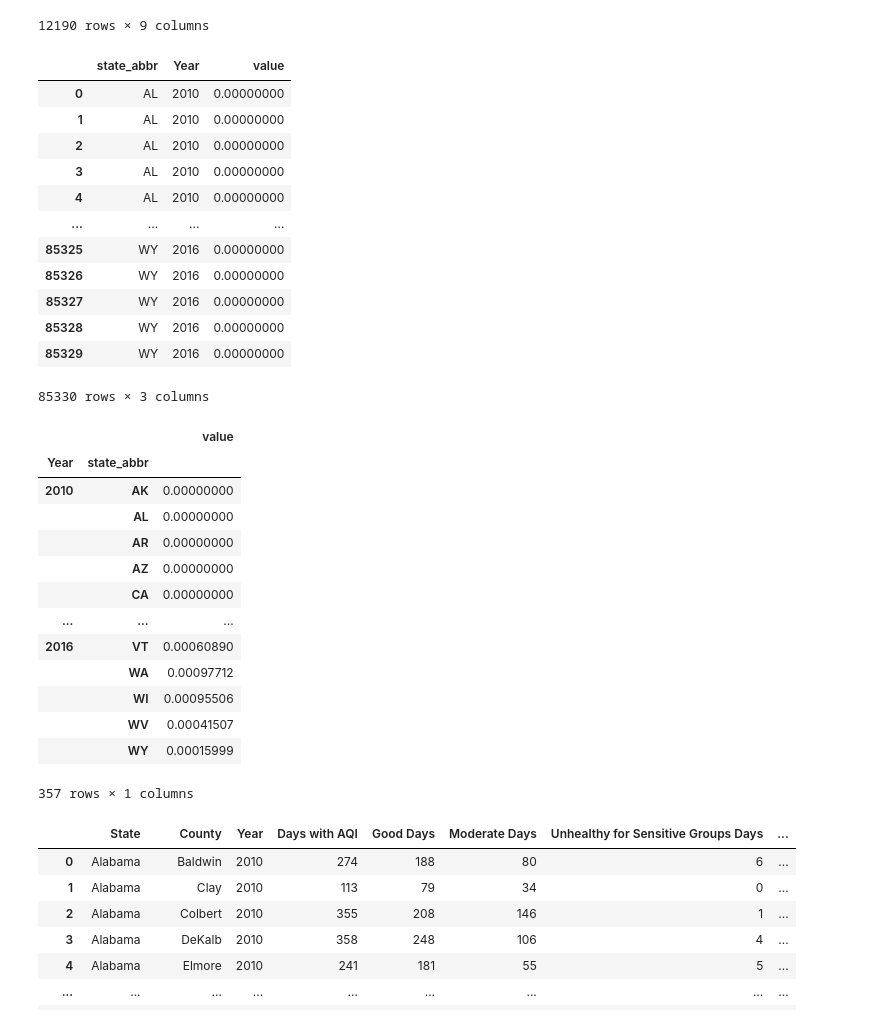
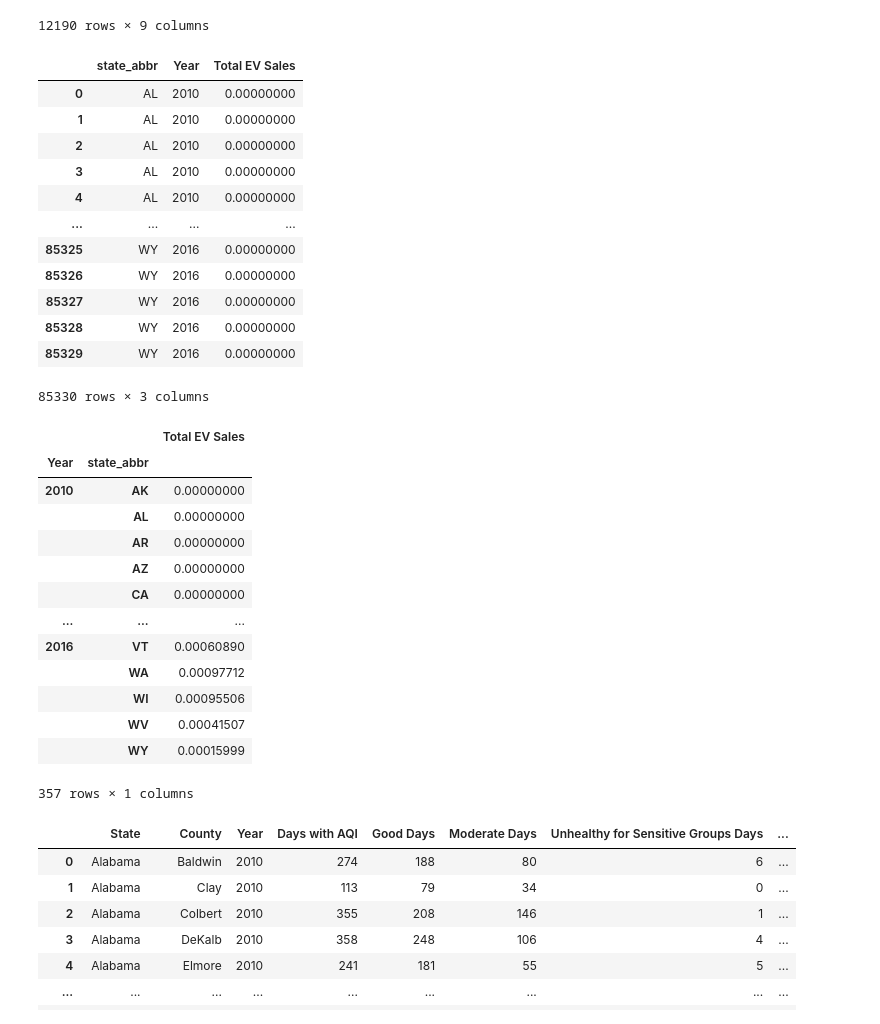
Before and after one commit to monal20/Neueda2023, a Jupyter notebook: Analysis.ipynb, the cells around one changed output. Drawn from its saved outputs; the diff is of its cells as text; code cells hidden in the pictures.

Commit message:
added total vehicle sales

```diff
--- a/Analysis.ipynb
+++ b/Analysis.ipynb
@@ -59,13 +97,13 @@ df_ev2
 | 50813 | WY | PLUG IN HYBRID ELECTRIC VEHICLE | 0.00000000 | 0.00000000 | 0.00000000 | 0.00000000 | 0.00000000 | 0.00000000 | 0.00000000 |
 12190 rows × 9 columns
 # %%
-df_ev2 = pd.melt(df_ev2, id_vars='state_abbr', value_vars=["2010.1", "2011.1", "2012.1", "2013.1", "2014.1", "2015.1", "2016.1"], var_name="Year")
+df_ev2 = pd.melt(df_ev2, id_vars='state_abbr', value_vars=["2010.1", "2011.1", "2012.1", "2013.1", "2014.1", "2015.1", "2016.1"], var_name="Year", value_name="Total EV Sales")
 
 df_ev2["Year"] = df_ev2["Year"].str[:-2].astype(int)
 
 df_ev2
 # %% [output]
-|  | state_abbr | Year | value |
+|  | state_abbr | Year | Total EV Sales |
 | 0 | AL | 2010 | 0.00000000 |
 | 1 | AL | 2010 | 0.00000000 |
 | 2 | AL | 2010 | 0.00000000 |
@@ -82,7 +120,7 @@ df_ev2
 df_ev2 = df_ev2.groupby(["Year", "state_abbr"]).sum()
 df_ev2
 # %% [output]
-|  |  | value |
+|  |  | Total EV Sales |
 | Year | state_abbr |  |
 | 2010 | AK | 0.00000000 |
 |  | AL | 0.00000000 |
```
Also changed, not shown: parts of 3 cells of this notebook, 1 other file.
